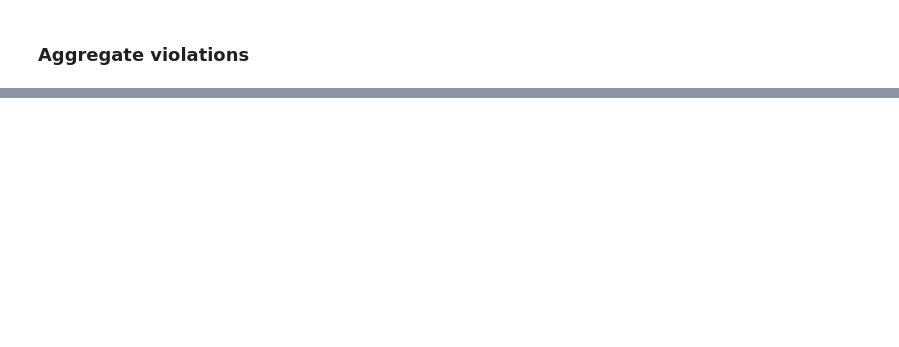
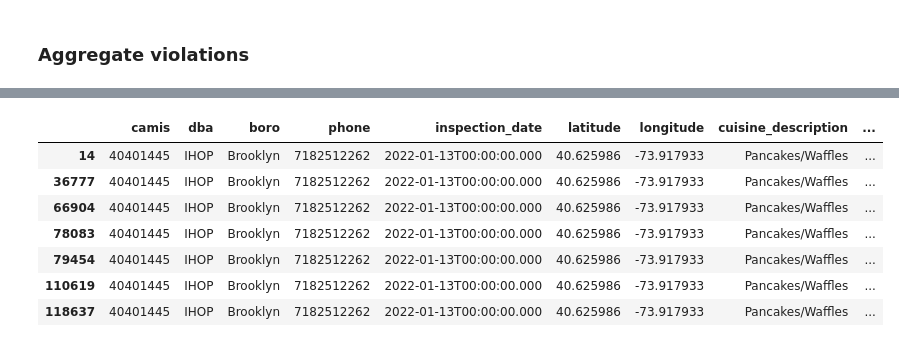
Before and after one commit to Somerville-2023/New-York-health-Inspection-Prediction, a Jupyter notebook: nick-folder/nick_work.ipynb, the cells around one changed output, grey strips where cells are left out. Saved outputs shown, nothing was run; the diff lists cells and outputs as text; code cells hidden in the pictures; blank space fills up the shorter version.

```diff
--- a/nick-folder/nick_work.ipynb
+++ b/nick-folder/nick_work.ipynb
@@ -484,0 +482,3 @@ check_data(29872)
+# %%
+check_data(14, ny, ny2)
+# %% [output]
@@ -484,0 +487,8 @@ check_data(29872)
+|  | camis | dba | boro | phone | inspection_date | latitude | longitude | cuisine_description | ... |
+| 14 | 40401445 | IHOP | Brooklyn | 7182512262 | 2022-01-13T00:00:00.000 | 40.625986 | -73.917933 | Pancakes/Waffles | ... |
+| 36777 | 40401445 | IHOP | Brooklyn | 7182512262 | 2022-01-13T00:00:00.000 | 40.625986 | -73.917933 | Pancakes/Waffles | ... |
+| 66904 | 40401445 | IHOP | Brooklyn | 7182512262 | 2022-01-13T00:00:00.000 | 40.625986 | -73.917933 | Pancakes/Waffles | ... |
+| 78083 | 40401445 | IHOP | Brooklyn | 7182512262 | 2022-01-13T00:00:00.000 | 40.625986 | -73.917933 | Pancakes/Waffles | ... |
+| 79454 | 40401445 | IHOP | Brooklyn | 7182512262 | 2022-01-13T00:00:00.000 | 40.625986 | -73.917933 | Pancakes/Waffles | ... |
+| 110619 | 40401445 | IHOP | Brooklyn | 7182512262 | 2022-01-13T00:00:00.000 | 40.625986 | -73.917933 | Pancakes/Waffles | ... |
+| 118637 | 40401445 | IHOP | Brooklyn | 7182512262 | 2022-01-13T00:00:00.000 | 40.625986 | -73.917933 | Pancakes/Waffles | ... |
```
Also changed, not shown: parts of 21 cells of this notebook, 1 other file.
